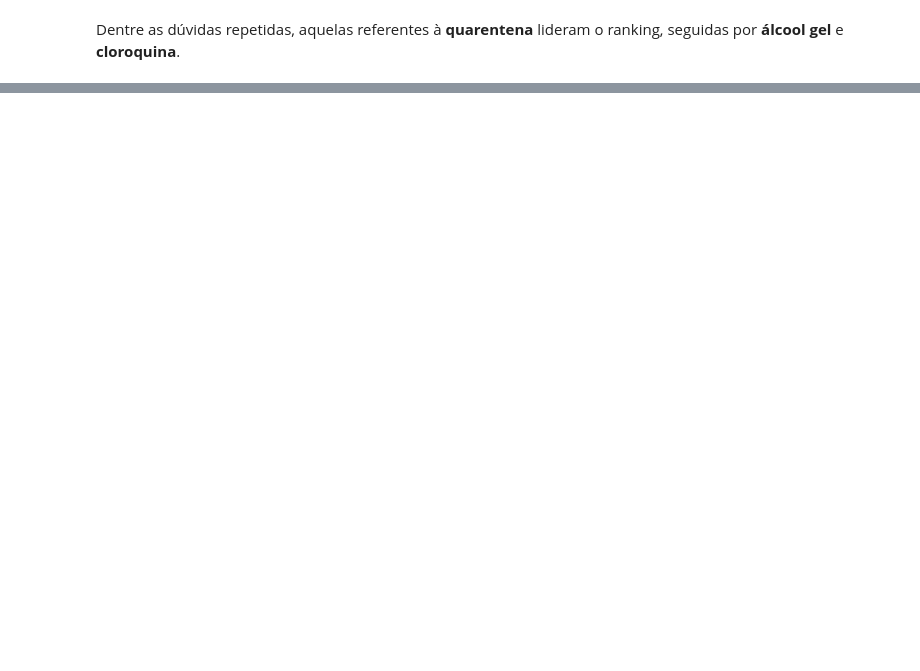
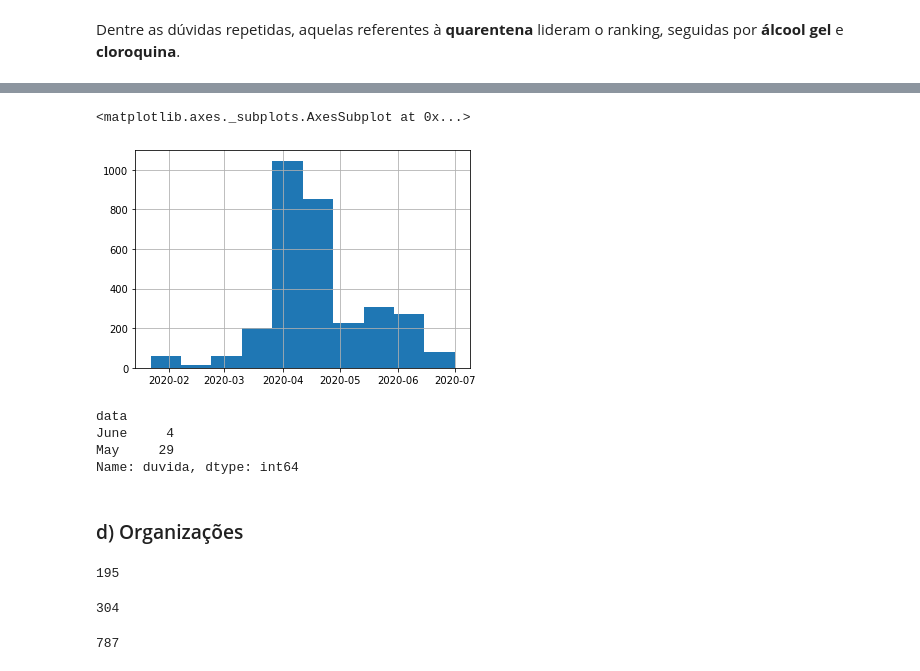
Before and after one commit to bmnds/uea-data-science-02-python-programming, a Jupyter notebook: trabalho_final.ipynb, the cells around one changed output, grey strips where cells are left out. Cells and saved outputs as stored; diff of their text form; code cells hidden in the pictures; blank space fills up the shorter version.

```diff
--- a/trabalho_final.ipynb
+++ b/trabalho_final.ipynb
@@ -332,0 +395,3 @@ Name: duvida, dtype: int64
+# %%
+MandetaDB = find_in_question_or_hashtag('MANDETA|MANDETTA|MINSAUDE|MINISTRO.*SAUDE')
+MandetaDB.groupby(MandetaDB.data.dt.strftime('%B'))['duvida'].count()
@@ -332,0 +407,30 @@ Name: duvida, dtype: int64
+# %%
+MandetaDB.data.hist()
+# %% [output]
+<matplotlib.axes._subplots.AxesSubplot at 0x...>
+[figure, added]
+# %%
+PazuelloDB = find_in_question_or_hashtag('PAZ+UEL+O')
+PazuelloDB.groupby(PazuelloDB.data.dt.strftime('%B'))['duvida'].count()
+# %% [output]
+data
+June     4
+May     29
+Name: duvida, dtype: int64
+# %% [markdown]
+### d) Organizações
+# %%
+MinisterioDB = find_in_question_or_hashtag('MINISTERIO.*SAUDE')
+MinisterioDB.duvida.count()
+# %% [output]
+195
+# %%
+SusDB = find_in_question_or_hashtag('[ |-]SUS[ |,|.|;|!|?]')
+SusDB.duvida.count()
+# %% [output]
+304
+# %%
+OmsDB = find_in_question_or_hashtag('[ |-]OMS[ |,|.|;|!|?]')
+OmsDB.duvida.count()
+# %% [output]
+787
```
Also changed, not shown: parts of 23 cells of this notebook.
